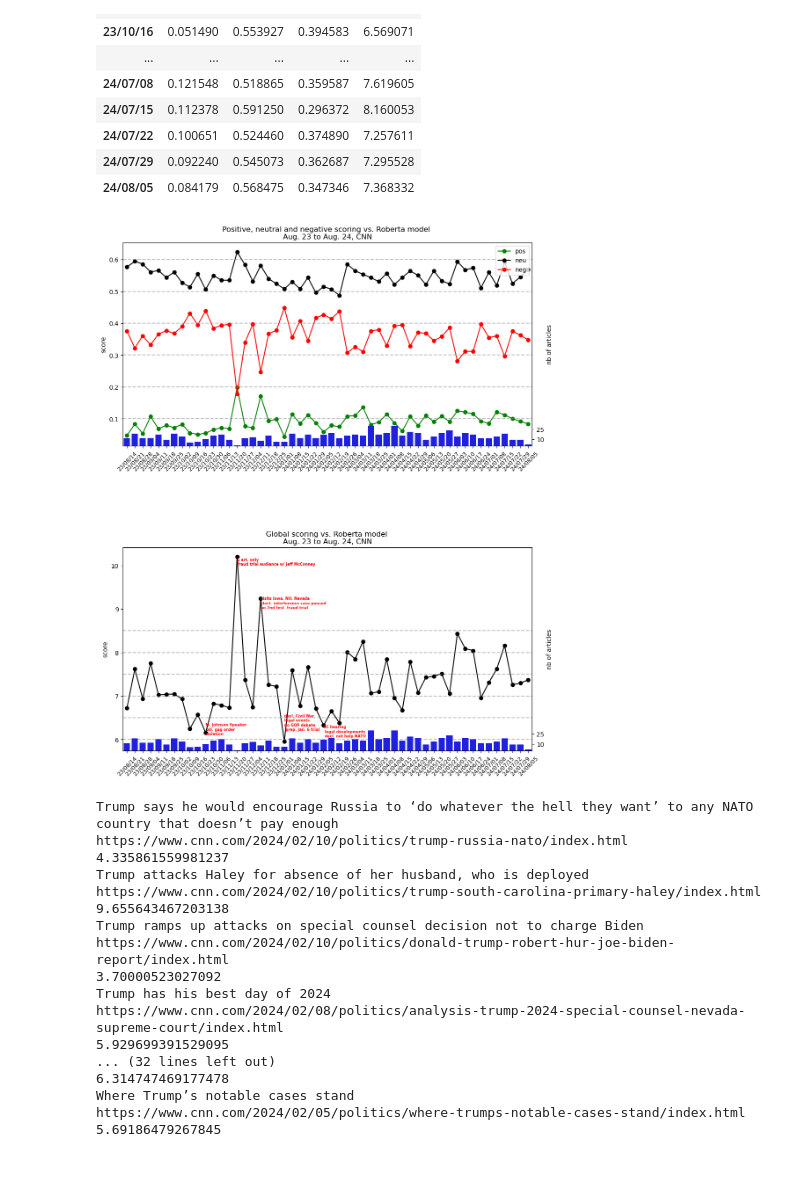
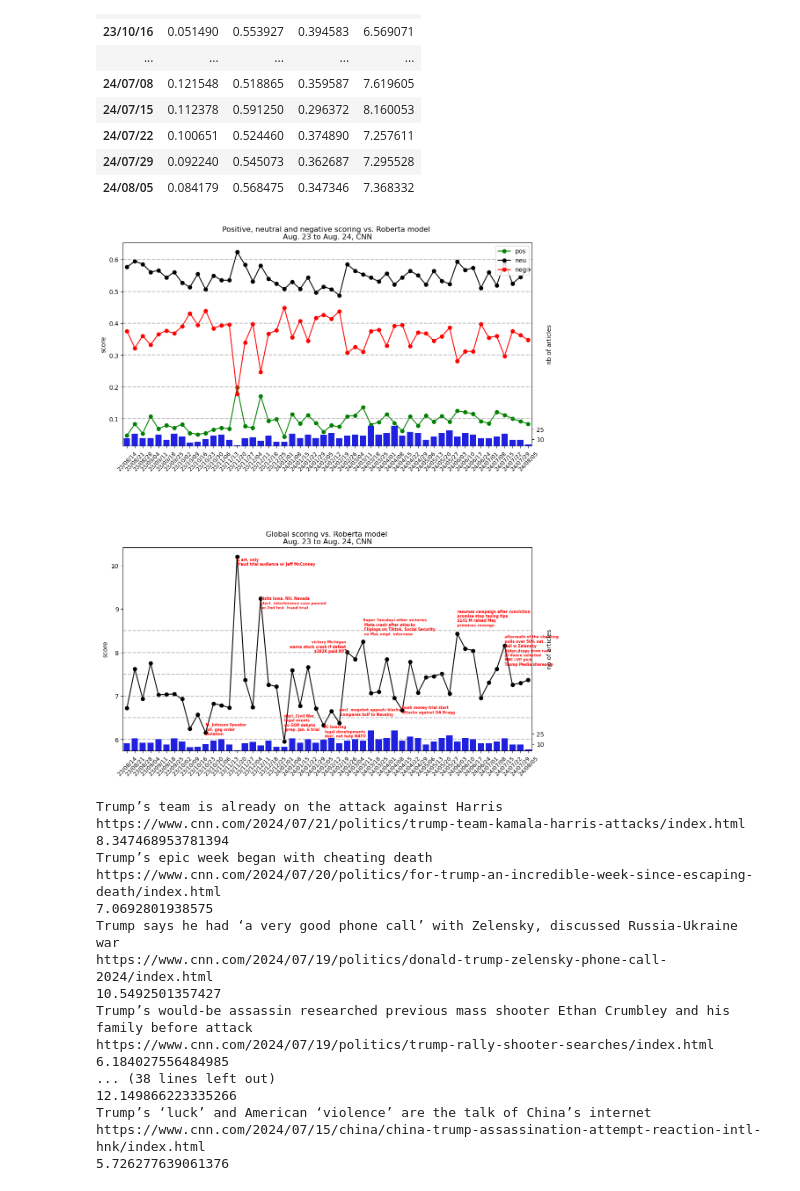
Before and after one commit to Maet22/Media_Rating_CNN, a Jupyter notebook: Sentiment_Analysis_Project-CNN.ipynb, the cells around one changed output. Saved outputs shown, nothing was run; the diff lists cells and outputs as text; code cells hidden in the pictures.

```diff
--- a/Sentiment_Analysis_Project-CNN.ipynb
+++ b/Sentiment_Analysis_Project-CNN.ipynb
@@ -941,36 +941,42 @@ plt.title('Positive, neutral and negative scoring vs. Roberta model \nAug. 23 to
 plt.legend(['pos', 'neu', 'neg'], loc = 'upper right')
 plt.xticks(rotation = 45, size = 9)
 for i in range(1,7):
     plt.axhline(i/10, alpha = 0.5, linestyle = '--', c = 'grey')
 sec_x1 = plt.twinx()
 sns.countplot(x = 'week', data = cnn_extraction_full, order = sorted(cnn_extraction_full.week.unique()),color='blue')
 sec_x1.set_ylim(top = 300)
 sec_x1.set_yticks([10,25])
 sec_x1.set_ylabel('nb of articles')
 plt.subplot(2,1,2)
 plt.plot(cnn_extraction_full_agg.index,cnn_extraction_full_agg['global'],color = 'black',marker = 'o')
 plt.ylabel('score')
 plt.title('Global scoring vs. Roberta model \nAug. 23 to Aug. 24, CNN')
 plt.xticks(rotation = 45, size = 9)
 for i in range(60,90,5):
     plt.axhline(i/10, alpha = 0.5, linestyle = '--', c = 'grey')
 add_context_info('23/11/20', 10, '1 art. only \nfraud trial audience w/ Jeff McConney', alignment = 'left')
 add_context_info('23/10/23', 6.1, 'M. Johnson Speaker \n all. gag order \nviolation')
 add_context_info('23/12/11', 9, 'visits Iowa, NH, Nevada \nelect. interference case paused \nno 2nd test. fraud trial')
 add_context_info('24/01/01', 6.2, 'decl. Civil War \nlegal events \nno GOP debate \n prep. Jan. 6 trial')
 add_context_info('24/02/05', 6.05, 'SC hearing \n legal developments \n decl. not help NATO')
+add_context_info('24/02/19', 6.55, 'decl. mugshot appeals blacks \n compares hslf to Navalny')
+add_context_info('24/02/26', 8, 'victory Michigan \n warns stock crash if defeat \n $392K paid NYT', alignment = 'right')
+add_context_info('24/03/11', 8.4, 'Super Tuesday+other victories \n Meta crash after attacks \n Fliplops on Tiktok, Social Security \n ex MaL empl. interview')
+add_context_info('24/04/15', 6.6, 'hush money trial start \nattacks against DA Bragg')
+add_context_info('24/06/03', 8.6, 'resumes campaign after conviction \npromise stop taxing tips \n$141 M raised May \npromises revenge')
+add_context_info('24/07/15', 7.7, 'aftermath of the shooting \npolls over 50% nat. \ncall w Zelensky \nBiden drops from race \nJD Vance selected \nRNC+VP pick \nTrump Media shares up')
 sec_x2 = plt.twinx()
 sns.countplot(x = 'week', data = cnn_extraction_full, order = sorted(cnn_extraction_full.week.unique()),color='blue')
 sec_x2.set_ylim(top = 300)
 sec_x2.set_yticks([10,25])
 sec_x2.set_ylabel('nb of articles')
 plt.subplots_adjust(hspace = 0.5)
 plt.savefig('CNN Score over 1 Year aug. 23-aug.24.png')
 plt.show()
 # %% [output]
-[figure, old version]
+[figure, new version]
 # %%
-week = '24/02/05'
+week = '24/07/15'
 
 titles = list(cnn_extraction_full[(cnn_extraction_full["week"] == week)].title)
 links = list(cnn_extraction_full[cnn_extraction_full["week"] == week].link)
@@ -981,20 +987,20 @@ for i in range(len(titles)):
     print(links[i])
     print(grades[i])
 # %% [output]
-Trump says he would encourage Russia to ‘do whatever the hell they want’ to any NATO country that doesn’t pay enough
-https://www.cnn.com/2024/02/10/politics/trump-russia-nato/index.html
-4.335861559981237
-Trump attacks Haley for absence of her husband, who is deployed
-https://www.cnn.com/2024/02/10/politics/trump-south-carolina-primary-haley/index.html
-9.655643467203138
-Trump ramps up attacks on special counsel decision not to charge Biden
-https://www.cnn.com/2024/02/10/politics/donald-trump-robert-hur-joe-biden-report/index.html
-3.70000523027092
-Trump has his best day of 2024
-https://www.cnn.com/2024/02/08/politics/analysis-trump-2024-special-counsel-nevada-supreme-court/index.html
-5.929699391529095
-... (32 lines left out)
-6.314747469177478
-Where Trump’s notable cases stand
-https://www.cnn.com/2024/02/05/politics/where-trumps-notable-cases-stand/index.html
-5.69186479267845
+Trump’s team is already on the attack against Harris
+https://www.cnn.com/2024/07/21/politics/trump-team-kamala-harris-attacks/index.html
+8.347468953781394
+Trump’s epic week began with cheating death
+https://www.cnn.com/2024/07/20/politics/for-trump-an-incredible-week-since-escaping-death/index.html
+7.0692801938575
+Trump says he had ‘a very good phone call’ with Zelensky, discussed Russia-Ukraine war
+https://www.cnn.com/2024/07/19/politics/donald-trump-zelensky-phone-call-2024/index.html
+10.5492501357427
+Trump’s would-be assassin researched previous mass shooter Ethan Crumbley and his family before attack
+https://www.cnn.com/2024/07/19/politics/trump-rally-shooter-searches/index.html
+6.184027556484985
+... (38 lines left out)
+12.149866223335266
+Trump’s ‘luck’ and American ‘violence’ are the talk of China’s internet
+https://www.cnn.com/2024/07/15/china/china-trump-assassination-attempt-reaction-intl-hnk/index.html
+5.726277639061376
```
